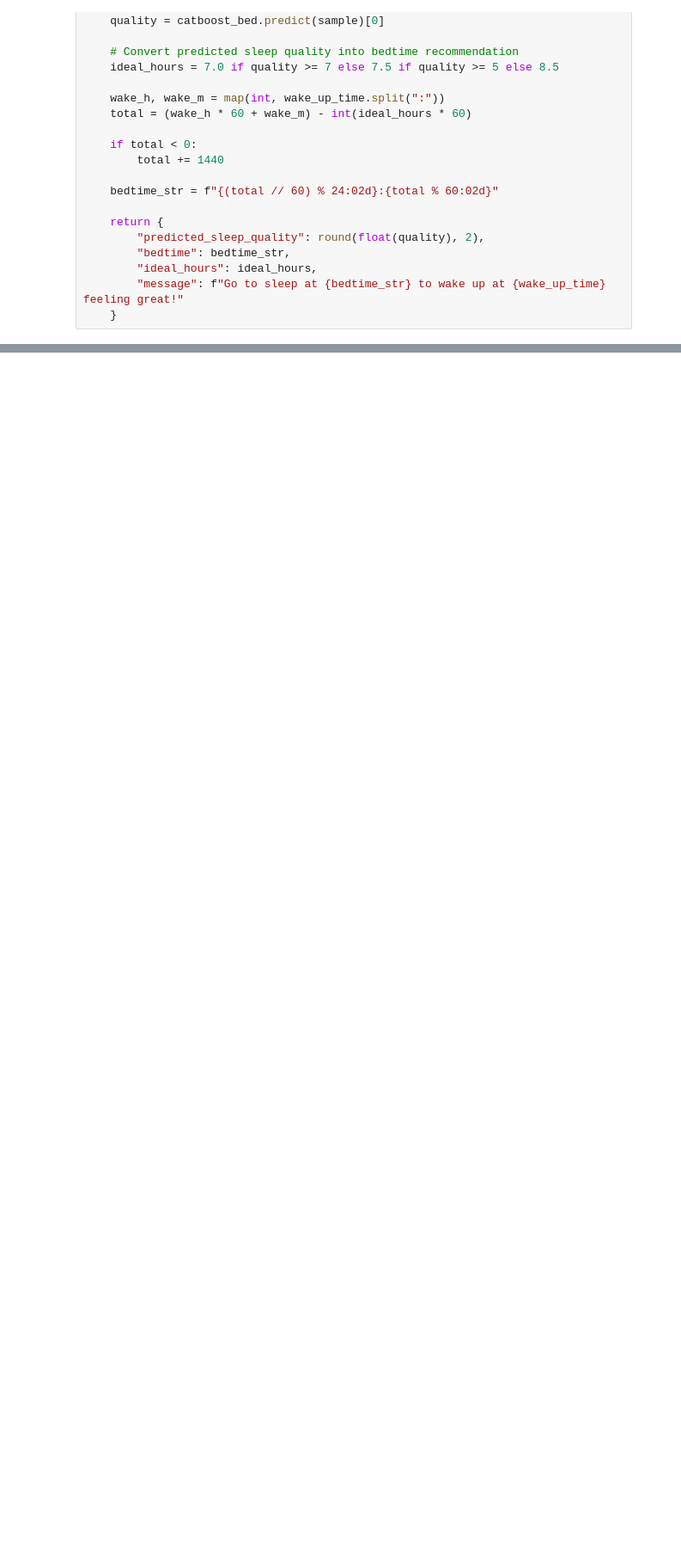
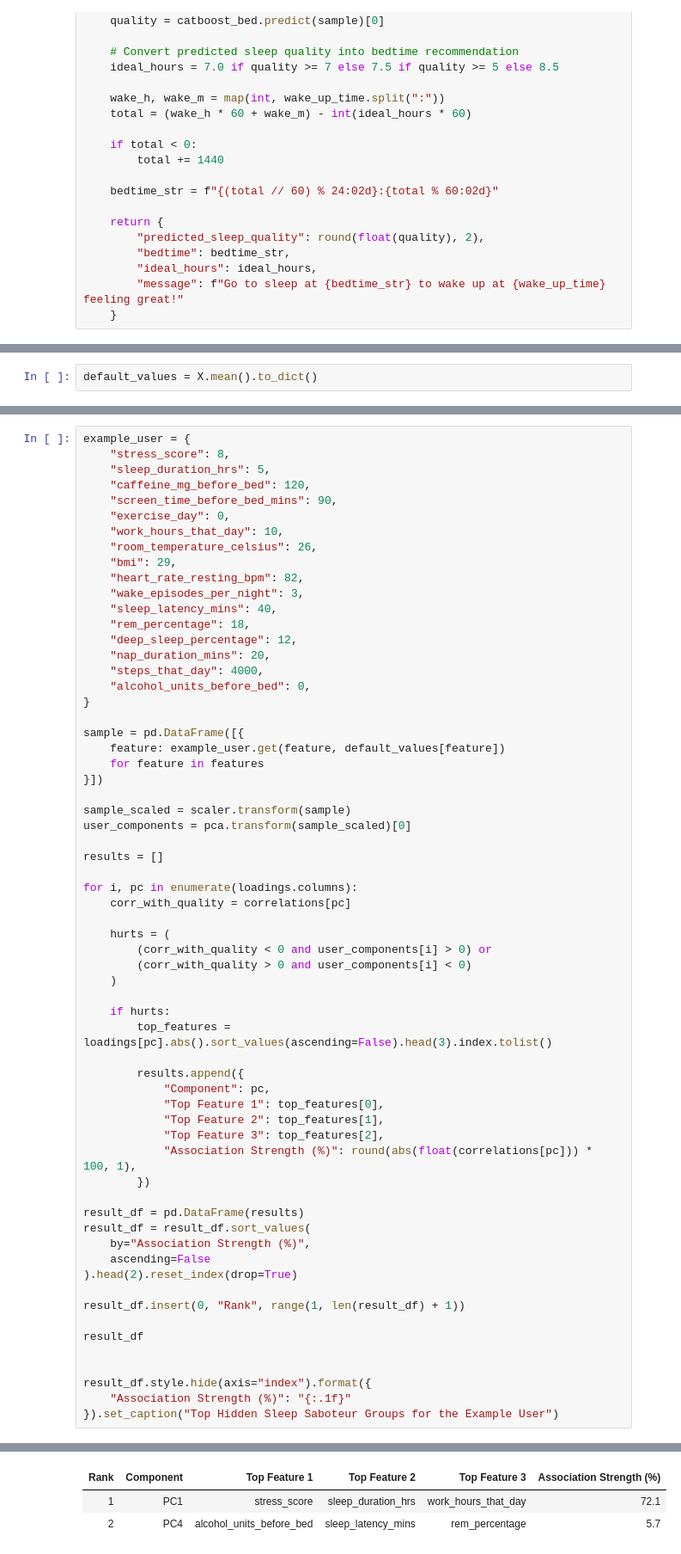
Before and after one commit to ibtihal7alharbi-tech/ML-project, a Jupyter notebook: sleep_disorder_risk_prediction.ipynb, the cells around one changed output, grey strips where cells are left out. Shown at 86% size. Cells and saved outputs as stored; diff of their text form; blank space fills up the shorter version.

```diff
--- a/sleep_disorder_risk_prediction.ipynb
+++ b/sleep_disorder_risk_prediction.ipynb
@@ -1690,0 +1730,2 @@ def get_saboteurs(user_input):
+# %%
+default_values = X.mean().to_dict()
@@ -1690,0 +1764,64 @@ def get_saboteurs(user_input):
+# %%
+example_user = {
+    "stress_score": 8,
+    "sleep_duration_hrs": 5,
+    "caffeine_mg_before_bed": 120,
+    "screen_time_before_bed_mins": 90,
+    "exercise_day": 0,
+    "work_hours_that_day": 10,
+    "room_temperature_celsius": 26,
+    "bmi": 29,
+    "heart_rate_resting_bpm": 82,
+    "wake_episodes_per_night": 3,
+    "sleep_latency_mins": 40,
+    "rem_percentage": 18,
+    "deep_sleep_percentage": 12,
+    "nap_duration_mins": 20,
+    "steps_that_day": 4000,
+    "alcohol_units_before_bed": 0,
+}
+
+sample = pd.DataFrame([{
+    feature: example_user.get(feature, default_values[feature])
+    for feature in features
+}])
+
+sample_scaled = scaler.transform(sample)
+user_components = pca.transform(sample_scaled)[0]
+
+results = []
+
+for i, pc in enumerate(loadings.columns):
+    corr_with_quality = correlations[pc]
+
+    hurts = (
+        (corr_with_quality < 0 and user_components[i] > 0) or
+        (corr_with_quality > 0 and user_components[i] < 0)
+    )
+
+    if hurts:
+        top_features = loadings[pc].abs().sort_values(ascending=False).head(3).index.tolist()
+
+        results.append({
+            "Component": pc,
+            "Top Feature 1": top_features[0],
+            "Top Feature 2": top_features[1],
+            "Top Feature 3": top_features[2],
+            "Association Strength (%)": round(abs(float(correlations[pc])) * 100, 1),
+        })
+
+result_df = pd.DataFrame(results)
+result_df = result_df.sort_values(
+    by="Association Strength (%)",
+    ascending=False
+).head(2).reset_index(drop=True)
+
+result_df.insert(0, "Rank", range(1, len(result_df) + 1))
+
+result_df
+
+
+result_df.style.hide(axis="index").format({
+    "Association Strength (%)": "{:.1f}"
+}).set_caption("Top Hidden Sleep Saboteur Groups for the Example User")
+# %% [output]
@@ -1690,0 +1829,3 @@ def get_saboteurs(user_input):
+| Rank | Component | Top Feature 1 | Top Feature 2 | Top Feature 3 | Association Strength (%) |
+| 1 | PC1 | stress_score | sleep_duration_hrs | work_hours_that_day | 72.1 |
+| 2 | PC4 | alcohol_units_before_bed | sleep_latency_mins | rem_percentage | 5.7 |
```
Also changed, not shown: parts of 16 cells of this notebook.
